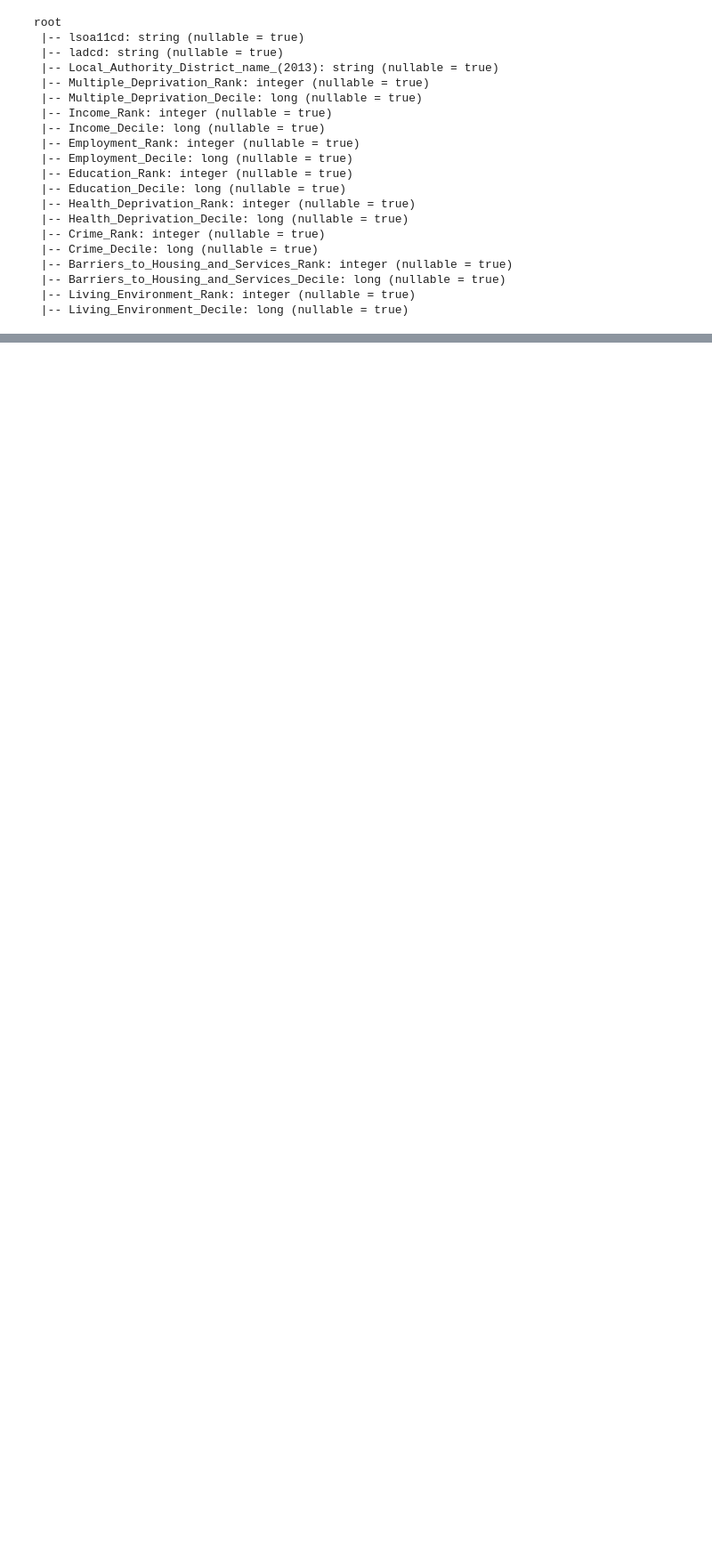
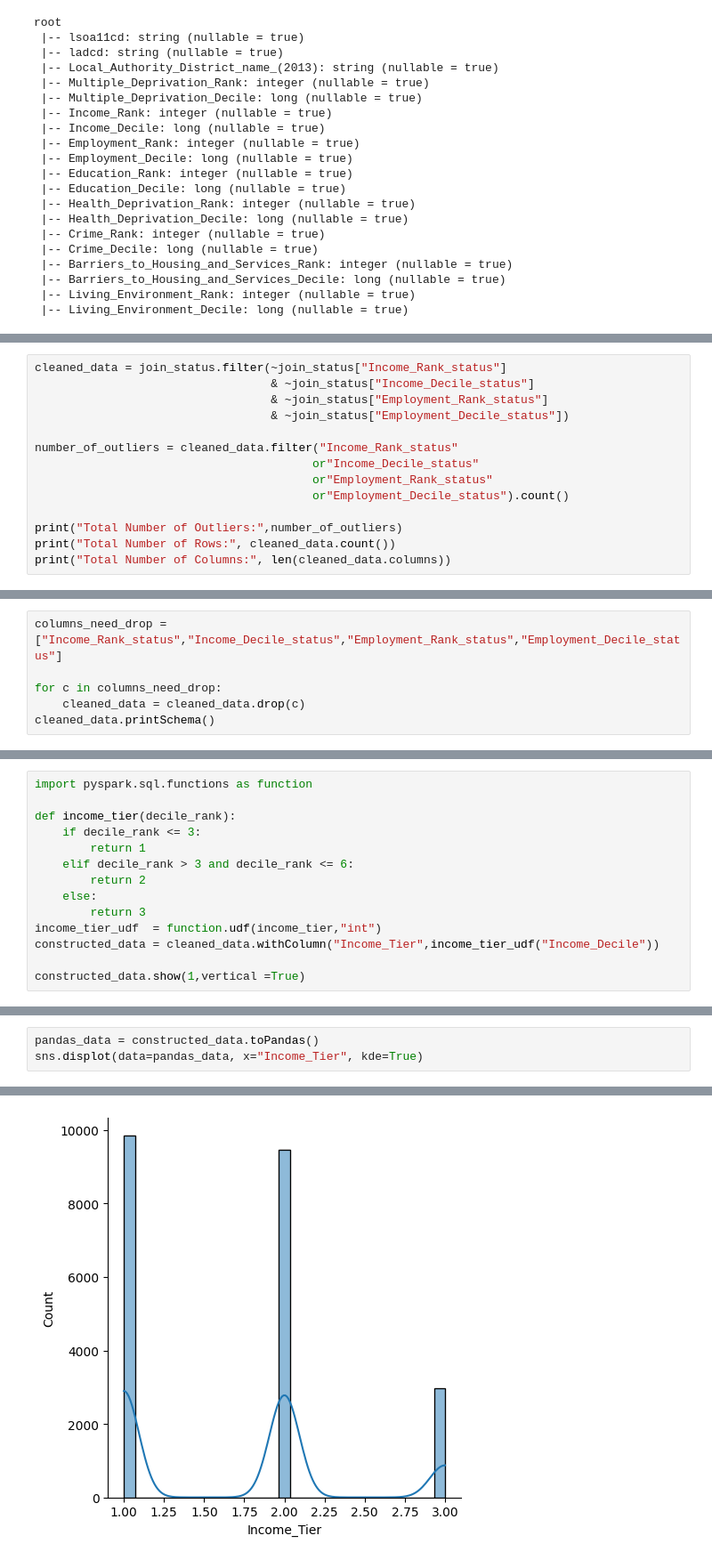
Before and after one commit to cyic224/INFOSYS722-Iteration4-BDAS, a Jupyter notebook: Iteration4-BDAS Code.ipynb, the cells around one changed output, grey strips where cells are left out. Shown at 89% size. Drawn from its saved outputs; the diff is of its cells as text; blank space fills up the shorter version.

```diff
--- a/Iteration4-BDAS Code.ipynb
+++ b/Iteration4-BDAS Code.ipynb
@@ -340,0 +360,14 @@ only showing top 100 rows
+# %%
+cleaned_data = join_status.filter(~join_status["Income_Rank_status"]
+                                  & ~join_status["Income_Decile_status"]
+                                  & ~join_status["Employment_Rank_status"]
+                                  & ~join_status["Employment_Decile_status"])
+
+number_of_outliers = cleaned_data.filter("Income_Rank_status"
+                                        or"Income_Decile_status"
+                                        or"Employment_Rank_status"
+                                        or"Employment_Decile_status").count()
+
+print("Total Number of Outliers:",number_of_outliers)
+print("Total Number of Rows:", cleaned_data.count())
+print("Total Number of Columns:", len(cleaned_data.columns))
@@ -340,0 +383,6 @@ only showing top 100 rows
+# %%
+columns_need_drop =["Income_Rank_status","Income_Decile_status","Employment_Rank_status","Employment_Decile_status"]
+
+for c in columns_need_drop:
+    cleaned_data = cleaned_data.drop(c)
+cleaned_data.printSchema()
@@ -340,0 +410,14 @@ only showing top 100 rows
+# %%
+import pyspark.sql.functions as function
+
+def income_tier(decile_rank):
+    if decile_rank <= 3:
+        return 1
+    elif decile_rank > 3 and decile_rank <= 6:
+        return 2
+    else:
+        return 3
+income_tier_udf  = function.udf(income_tier,"int")
+constructed_data = cleaned_data.withColumn("Income_Tier",income_tier_udf("Income_Decile"))
+
+constructed_data.show(1,vertical =True)
@@ -340,0 +468,4 @@ only showing top 100 rows
+# %%
+pandas_data = constructed_data.toPandas()
+sns.displot(data=pandas_data, x="Income_Tier", kde=True)
+# %% [output]
@@ -340,0 +475 @@ only showing top 100 rows
+[figure, added]
```
Also changed, not shown: parts of 12 cells of this notebook, 4 other files.
